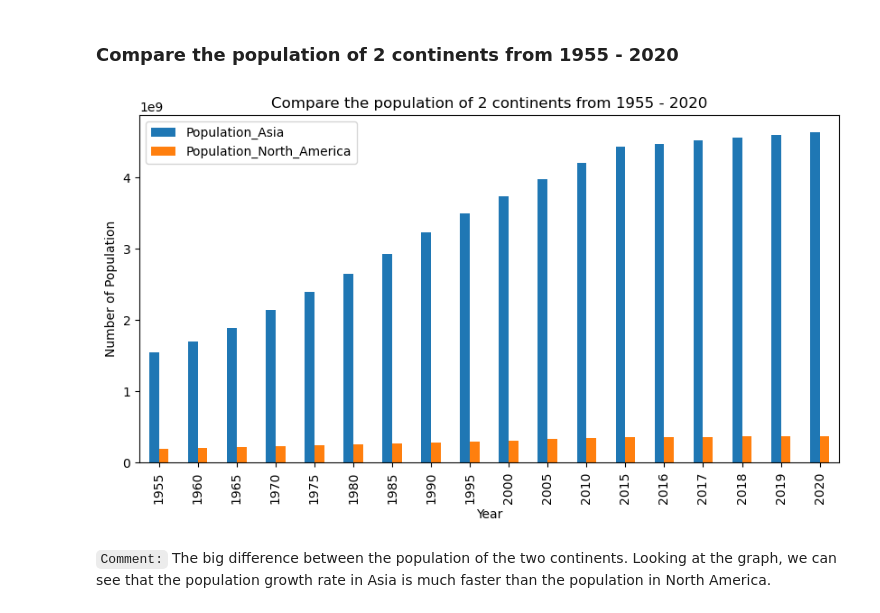
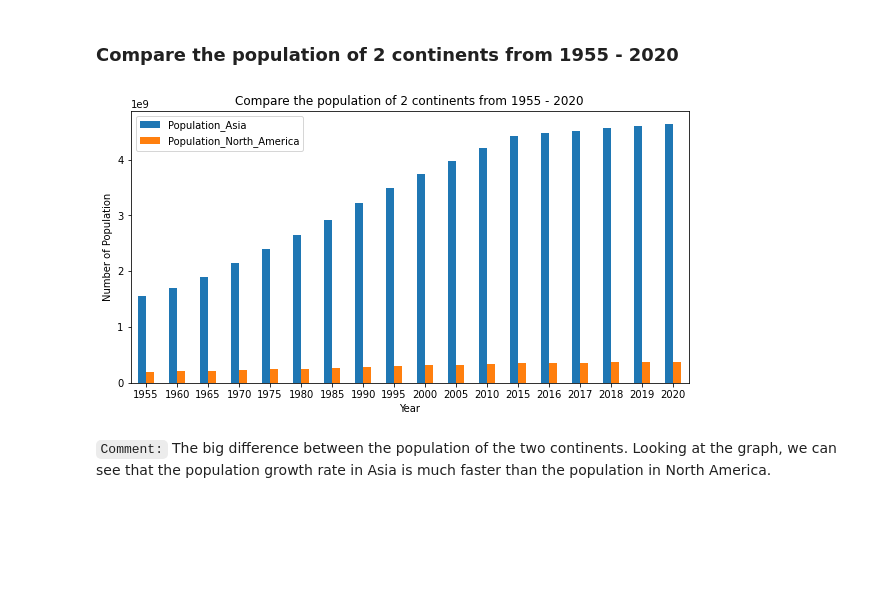
Before and after one commit to HoDangCao/Data-collection-and-population-analysis-of-Asia-and-North-America, a Jupyter notebook: DSProject - latest ver.ipynb, the cells around one changed output. Cells and saved outputs as stored; diff of their text form; code cells hidden in the pictures; blank space fills up the shorter version.

```diff
--- a/DSProject - latest ver.ipynb
+++ b/DSProject - latest ver.ipynb
@@ -547,26 +547,27 @@ Sum_Asia_NorthAmerica
 # %%
 Asia=Asia.T
 Country_Asia=Asia.values.reshape(-1)
 Asia_sum=df[df.Country.isin(Country_Asia)].reset_index().drop("index",axis=1)
 Asia_sum=Asia_sum[["Year","Population"]]
 Asia_sum=Asia_sum.groupby("Year").sum()
 Asia_sum=Asia_sum.rename(columns={"Population": "Population_Asia"})
 
 
 North_America=North_America.T
 Country_North_America=North_America.values.reshape(-1)
 North_America_sum=df[df.Country.isin(Country_North_America)].reset_index().drop("index",axis=1)
 North_America_sum=North_America_sum[["Year","Population"]]
 North_America_sum=North_America_sum.groupby("Year").sum()
 North_America_sum=North_America_sum.rename(columns={"Population": "Population_North_America"})
 Compare_population=pd.concat([Asia_sum,North_America_sum],axis=1)
 
 
 Compare_population.plot.bar(figsize=(10,5))
 plt.xlabel('Year'); plt.ylabel('Number of Population')
+plt.xticks(rotation=0)
 plt.title("Compare the population of 2 continents from 1955 - 2020")
 plt.show()
 # %% [output]
-[figure, old version]
+[figure, new version]
 # %% [markdown]
 `Comment:` The big difference between the population of the two continents. Looking at the graph, we can see that the population growth rate in Asia is much faster than the population in North America.
```
Also changed, not shown: parts of 5 cells of this notebook.
